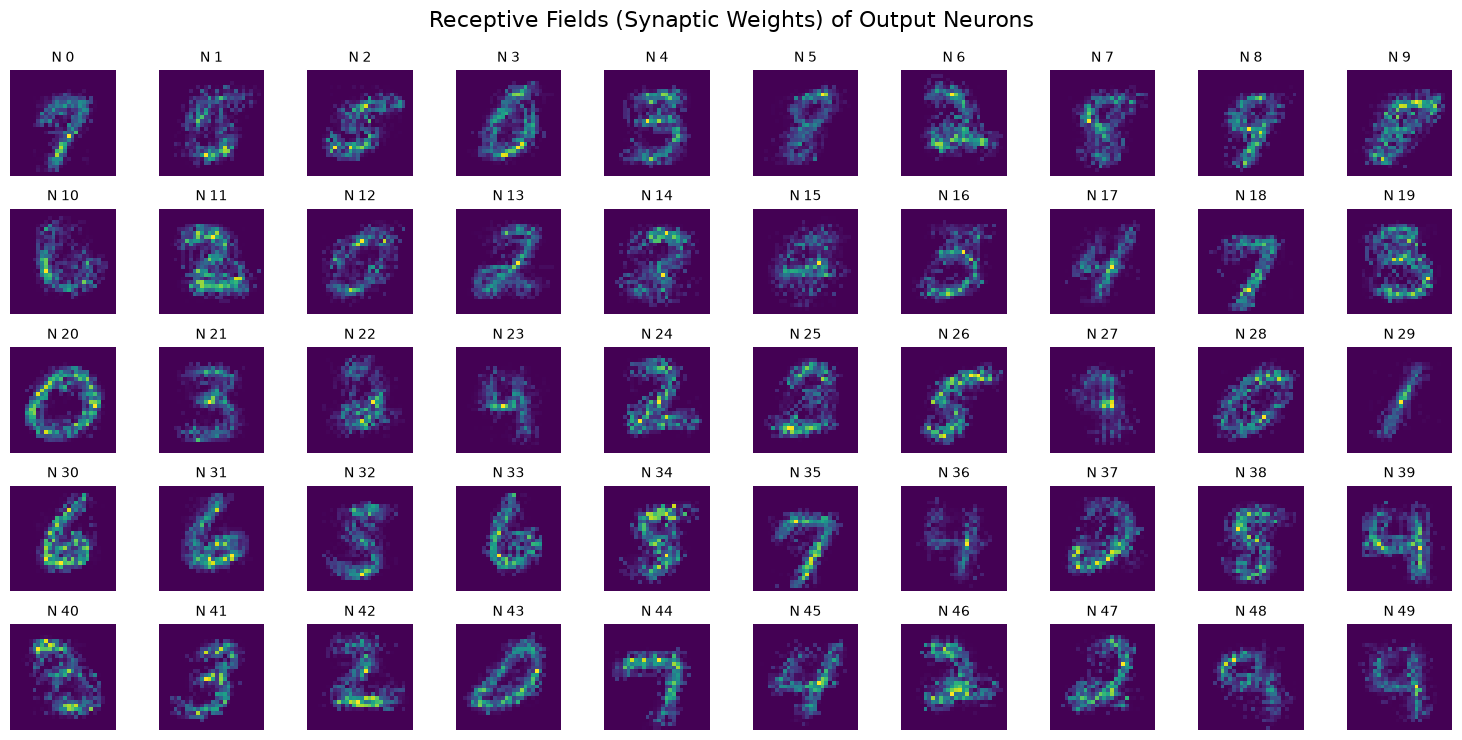
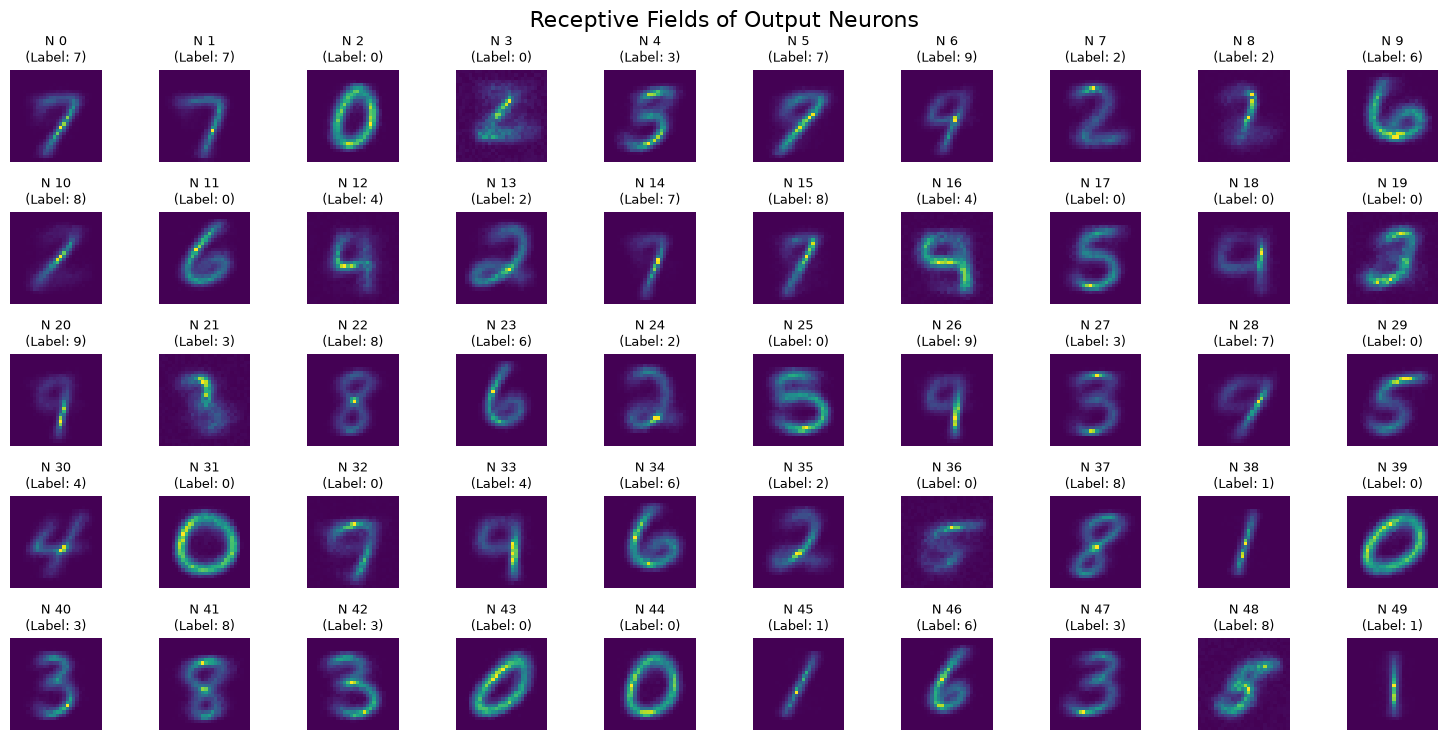
The notebook cell's code change between the first figure and the second:
--- before
+++ after
@@ -2,5 +2,5 @@
 import matplotlib.pyplot as plt
 
-def visualize_receptive_fields(weights_file='vdsp_weights.npy'):
+def visualize_receptive_fields(weights_file='vdsp_weights.npy', label_file='assigned_labels.npy'):
     print(f"Loading weights from {weights_file}...")
     
@@ -10,4 +10,11 @@
     except FileNotFoundError:
         print(f"Error: The file {weights_file} was not found. Please run the training script first.")
+        return
+
+    try:
+        # Load the trained weights matrix of shape (784, NUM_OUTPUT)
+        neuron_labels = np.load(label_file)
+    except FileNotFoundError:
+        print(f"Error: The file {label_file} was not found. Please run the training script first.")
         return
 
@@ -23,5 +30,5 @@
     # Create the figure
     fig, axes = plt.subplots(rows, cols, figsize=(cols * 1.5, rows * 1.5))
-    fig.suptitle('Receptive Fields (Synaptic Weights) of Output Neurons', fontsize=16)
+    fig.suptitle('Receptive Fields of Output Neurons', fontsize=16)
     
     # Flatten axes array for easy iteration, in case of a 2D grid
@@ -38,5 +45,6 @@
         axes[i].imshow(receptive_field, cmap='viridis')
         axes[i].axis('off')
-        axes[i].set_title(f'N {i}', fontsize=10)
+        assigned_digit = neuron_labels[i]
+        axes[i].set_title(f'N {i}\n(Label: {assigned_digit})', fontsize=9)
         
     # Hide any unused subplots if the grid is larger than NUM_OUTPUT

Commit: added tqdm and some other minor changes